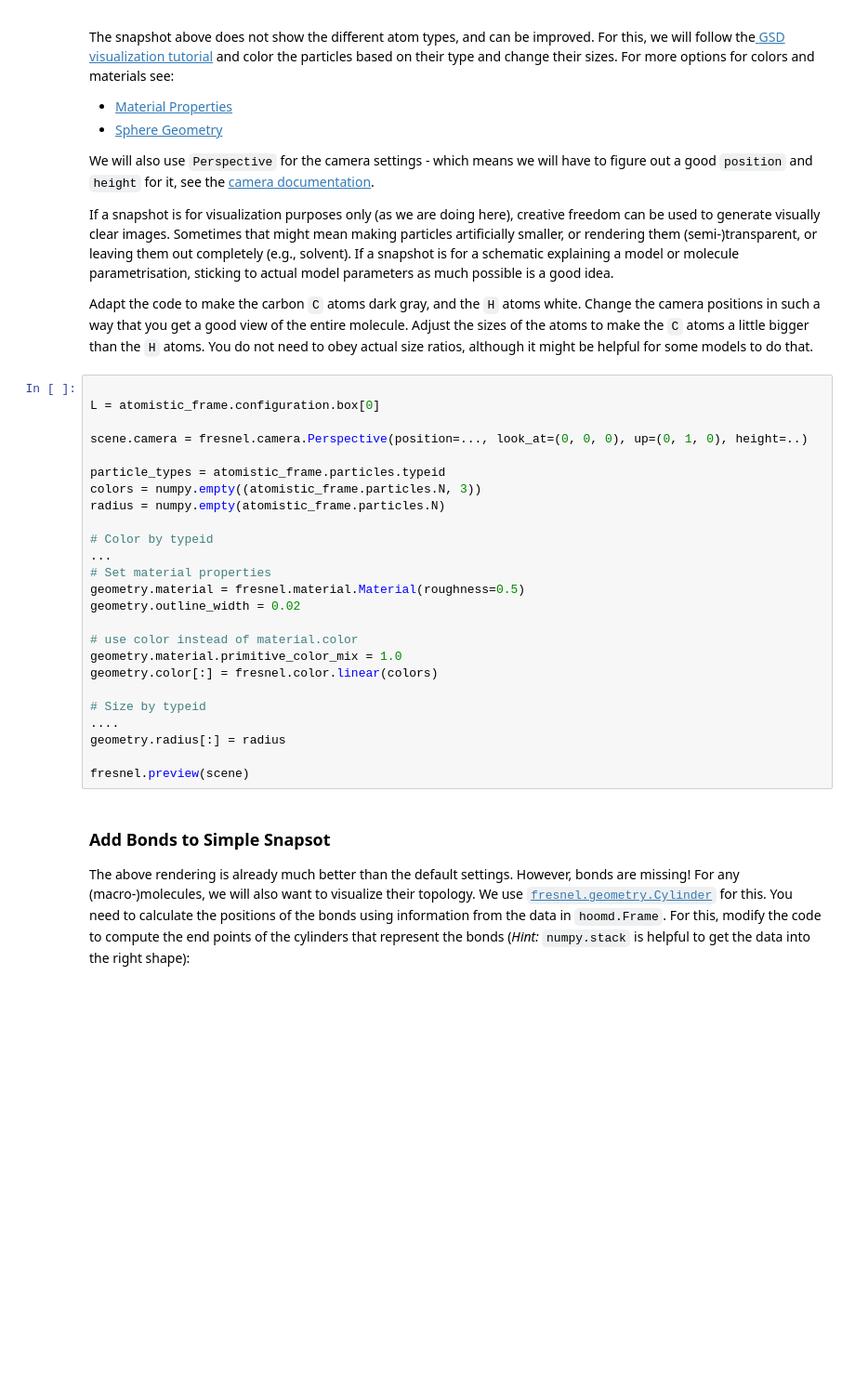
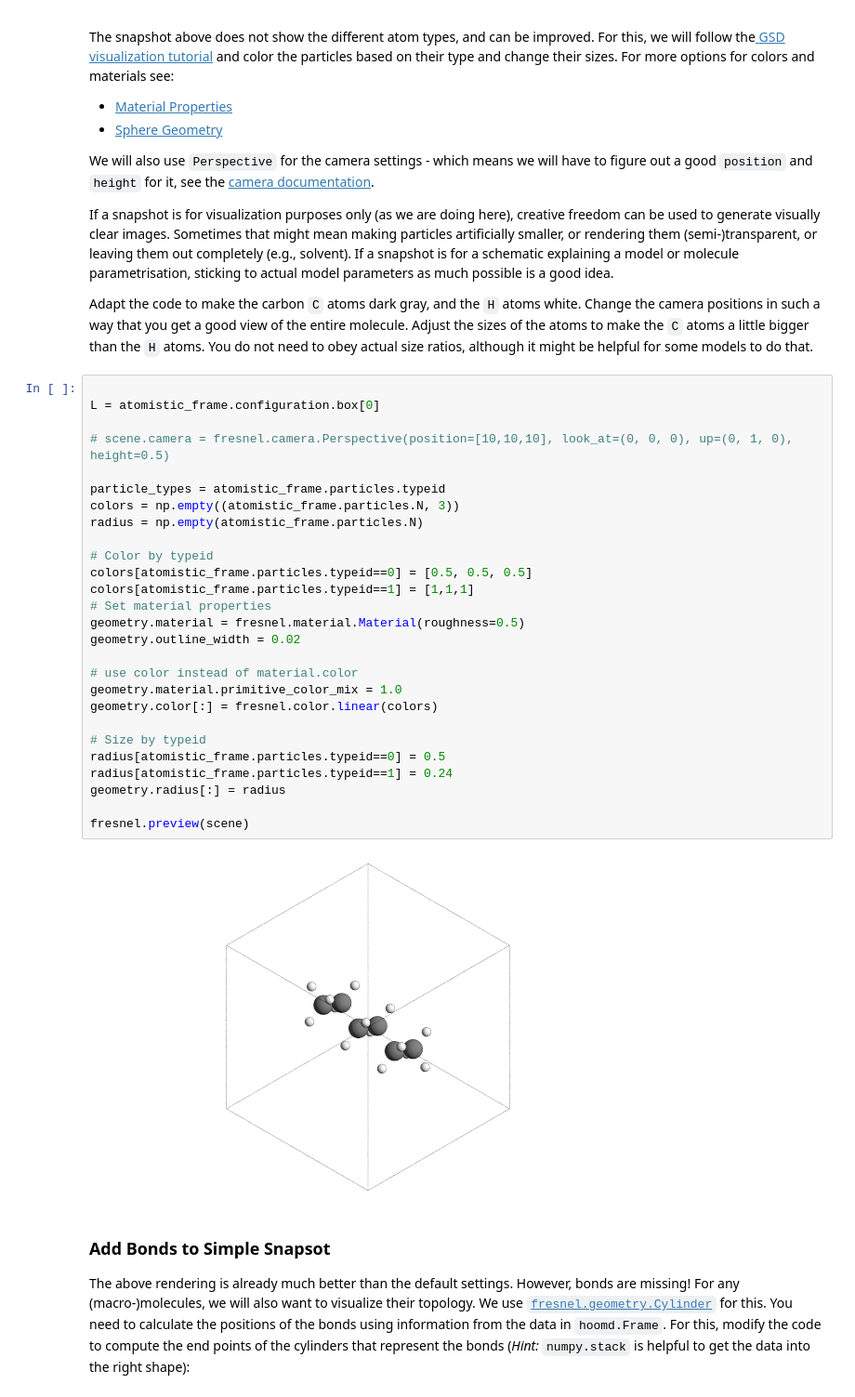
Before and after one commit to abigailmoody/11th_workshop_mesoscale_modeling, a Jupyter notebook: Monday/04-visualization/04-visualization-template.ipynb, the cells around one changed output. Shown at 93% size. Drawn from its saved outputs; the diff is of its cells as text; blank space fills up the shorter version.

```diff
--- a/Monday/04-visualization/04-visualization-template.ipynb
+++ b/Monday/04-visualization/04-visualization-template.ipynb
@@ -139,28 +131,32 @@ Adapt the code to make the carbon `C` atoms dark gray, and the `H` atoms white.
 # %%
 
 L = atomistic_frame.configuration.box[0]
 
-scene.camera = fresnel.camera.Perspective(position=..., look_at=(0, 0, 0), up=(0, 1, 0), height=..)
+# scene.camera = fresnel.camera.Perspective(position=[10,10,10], look_at=(0, 0, 0), up=(0, 1, 0), height=0.5)
 
 particle_types = atomistic_frame.particles.typeid
-colors = numpy.empty((atomistic_frame.particles.N, 3))
-radius = numpy.empty(atomistic_frame.particles.N)
+colors = np.empty((atomistic_frame.particles.N, 3))
+radius = np.empty(atomistic_frame.particles.N)
 
 # Color by typeid
-...
+colors[atomistic_frame.particles.typeid==0] = [0.5, 0.5, 0.5]
+colors[atomistic_frame.particles.typeid==1] = [1,1,1]
 # Set material properties
 geometry.material = fresnel.material.Material(roughness=0.5)
 geometry.outline_width = 0.02
 
 # use color instead of material.color
 geometry.material.primitive_color_mix = 1.0
 geometry.color[:] = fresnel.color.linear(colors)
 
 # Size by typeid
-....
+radius[atomistic_frame.particles.typeid==0] = 0.5
+radius[atomistic_frame.particles.typeid==1] = 0.24
 geometry.radius[:] = radius
 
 fresnel.preview(scene)
+# %% [output]
+[figure, added]
 # %% [markdown]
 ### Add Bonds to Simple Snapsot
 
```
Also changed, not shown: parts of 12 cells of this notebook, 18 other files.
